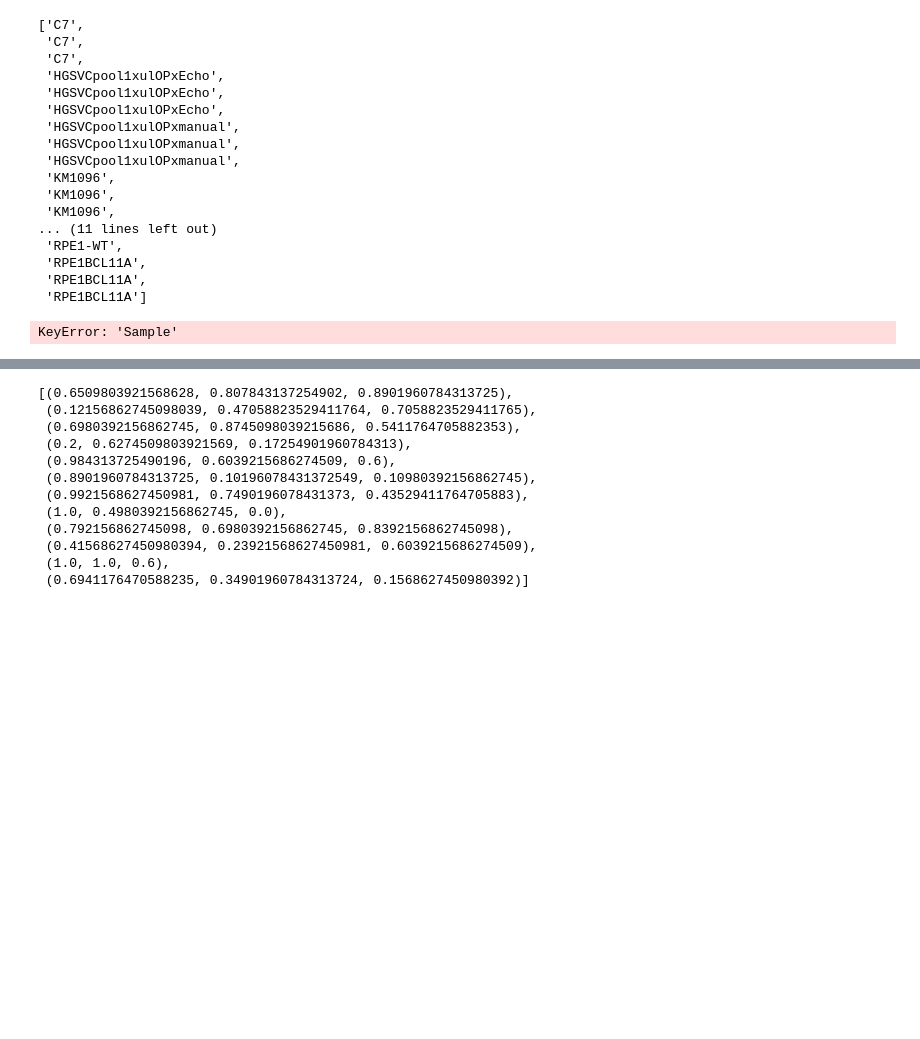
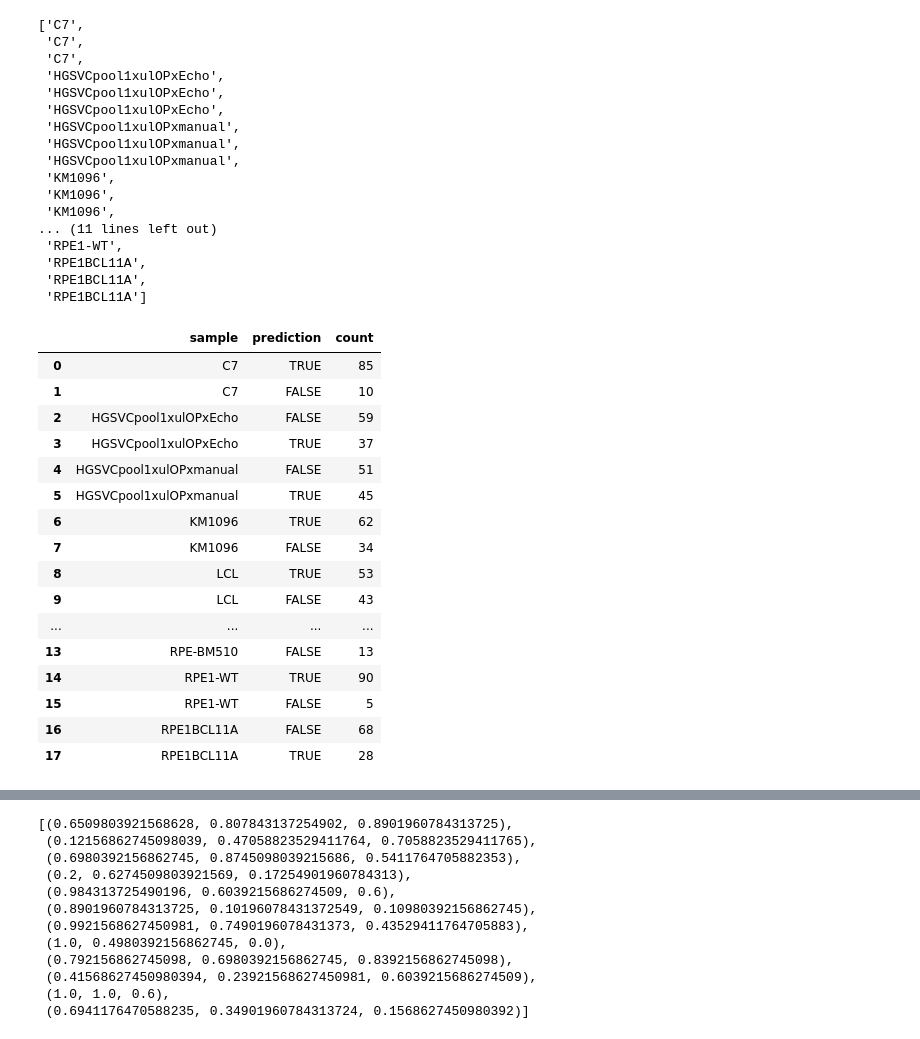
Before and after one commit to weber8thomas/ashleys_qc_dash, a Jupyter notebook: web_server_dev.ipynb, the cells around one changed output, grey strips where cells are left out. Saved outputs shown, nothing was run; the diff lists cells and outputs as text; code cells hidden in the pictures; blank space fills up the shorter version.

```diff
--- a/web_server_dev.ipynb
+++ b/web_server_dev.ipynb
@@ -222,9 +228,25 @@ sorted(barplot_df_mosaic["sample"].values.tolist())
  'RPE1BCL11A',
  'RPE1BCL11A']
 # %%
-barplot_df = labels_df.groupby("Sample")["prediction"].value_counts().rename("count").reset_index()
+barplot_df = labels_df.groupby("sample")["prediction"].value_counts().rename("count").reset_index()
 barplot_df["prediction"] = barplot_df["prediction"].replace({0 : "FALSE", 1: "TRUE"})
 barplot_df
 # %% [output]
-KeyError: 'Sample'
+|  | sample | prediction | count |
+| 0 | C7 | TRUE | 85 |
+| 1 | C7 | FALSE | 10 |
+| 2 | HGSVCpool1xulOPxEcho | FALSE | 59 |
+| 3 | HGSVCpool1xulOPxEcho | TRUE | 37 |
+| 4 | HGSVCpool1xulOPxmanual | FALSE | 51 |
+| 5 | HGSVCpool1xulOPxmanual | TRUE | 45 |
+| 6 | KM1096 | TRUE | 62 |
+| 7 | KM1096 | FALSE | 34 |
+| 8 | LCL | TRUE | 53 |
+| 9 | LCL | FALSE | 43 |
+| ... | ... | ... | ... |
+| 13 | RPE-BM510 | FALSE | 13 |
+| 14 | RPE1-WT | TRUE | 90 |
+| 15 | RPE1-WT | FALSE | 5 |
+| 16 | RPE1BCL11A | FALSE | 68 |
+| 17 | RPE1BCL11A | TRUE | 28 |
 # %%
```
Also changed, not shown: parts of 7 cells of this notebook, 19 other files.
